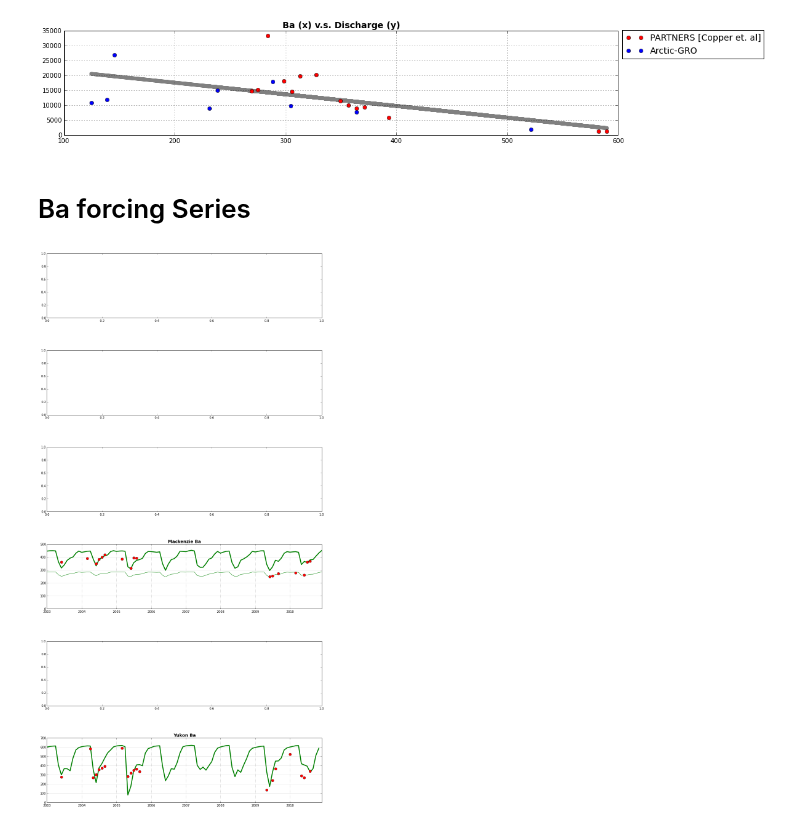
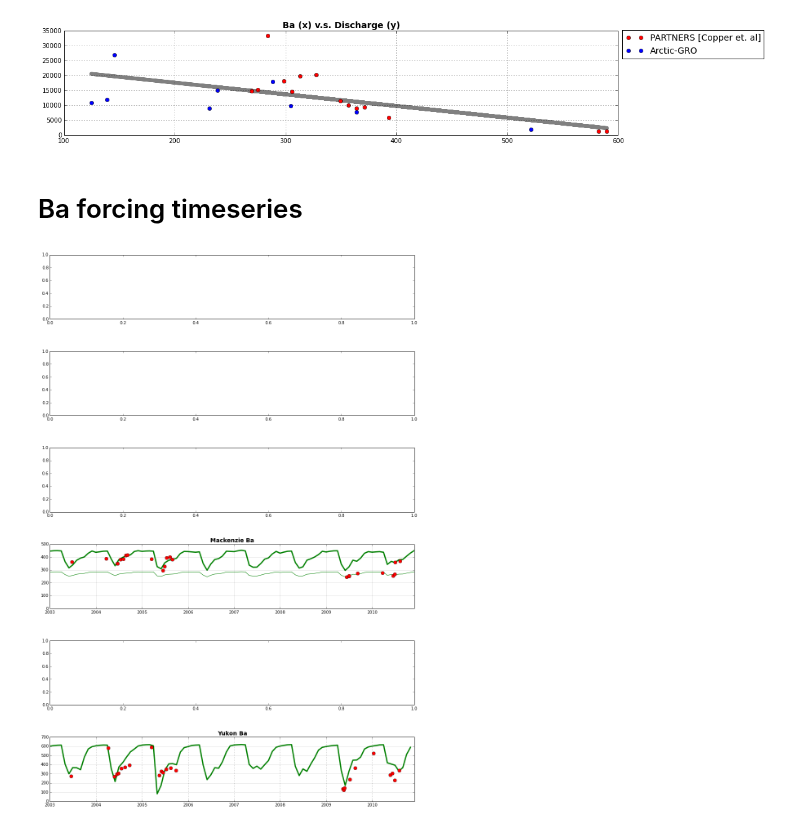
Before and after one commit to UBC-MOAD/analysis-kyle, a Jupyter notebook: notebooks/[River] Fluvial Barium & River Discharge Records.ipynb, the cells around one changed output. Saved outputs shown, nothing was run; the diff lists cells and outputs as text; code cells hidden in the pictures.

```diff
--- a/notebooks/[River] Fluvial Barium & River Discharge Records.ipynb
+++ b/notebooks/[River] Fluvial Barium & River Discharge Records.ipynb
@@ -1058,31 +1060,31 @@ plt.grid()
 [   -39.27365635  25434.77743323]
 [figure]
 # %% [markdown]
-# Ba forcing Series
+# Ba forcing timeseries
 # %%
-fig=plt.figure(figsize=(16, 32))
+fig=plt.figure(figsize=(16, 24))
 plt.subplots_adjust(hspace = 0.5)
 
 ax1=plt.subplot2grid((6, 1), (0, 0), colspan=6, rowspan=1)
 ax2=plt.subplot2grid((6, 1), (1, 0), colspan=6, rowspan=1)
 ax3=plt.subplot2grid((6, 1), (2, 0), colspan=6, rowspan=1)
 ax4=plt.subplot2grid((6, 1), (3, 0), colspan=6, rowspan=1)
 ax5=plt.subplot2grid((6, 1), (4, 0), colspan=6, rowspan=1)
 ax6=plt.subplot2grid((6, 1), (5, 0), colspan=6, rowspan=1)
 
 ax4.plot(Mackenzie_monmean, (Mackenzie_discharge_monmean-coef1_Ma[1])/coef1_Ma[0], linewidth=3, color='g')
 ax4.plot(Mackenzie_monmean, (Mackenzie_discharge_monmean-coef2_Ma[1])/coef2_Ma[0], linewidth=1, color='g')
-ax4.plot(Mackenzie_monmean, Mackenzie_Ba_monmean, 'ro', markersize=8, linewidth=2)
+ax4.plot(Mackenzie_time, Mackenzie_Ba, 'ro', markersize=8, linewidth=2)
 ax4.set_xlim(Mackenzie_monmean[0], Mackenzie_monmean[-1])
 ax4.set_ylim(0, 500)
 ax4.set_title('Mackenzie Ba', fontsize=14, fontweight='bold')
 ax4.grid()
 
 ax6.plot(Yukon_monmean, (Yukon_discharge_monmean-coef1_Yu[1])/coef1_Yu[0], linewidth=3, color='g')
-ax6.plot(Yukon_monmean, Yukon_Ba_monmean, 'ro', markersize=8, linewidth=2)
+ax6.plot(Yukon_time, Yukon_Ba, 'ro', markersize=8, linewidth=2)
 ax6.set_xlim(Yukon_monmean[0], Yukon_monmean[-1])
 ax6.set_ylim(0, 700)
 ax6.set_title('Yukon Ba', fontsize=14, fontweight='bold')
 ax6.grid()
 # %% [output]
-[figure, old version]
+[figure, new version]
```
Also changed, not shown: parts of 3 cells of this notebook.
